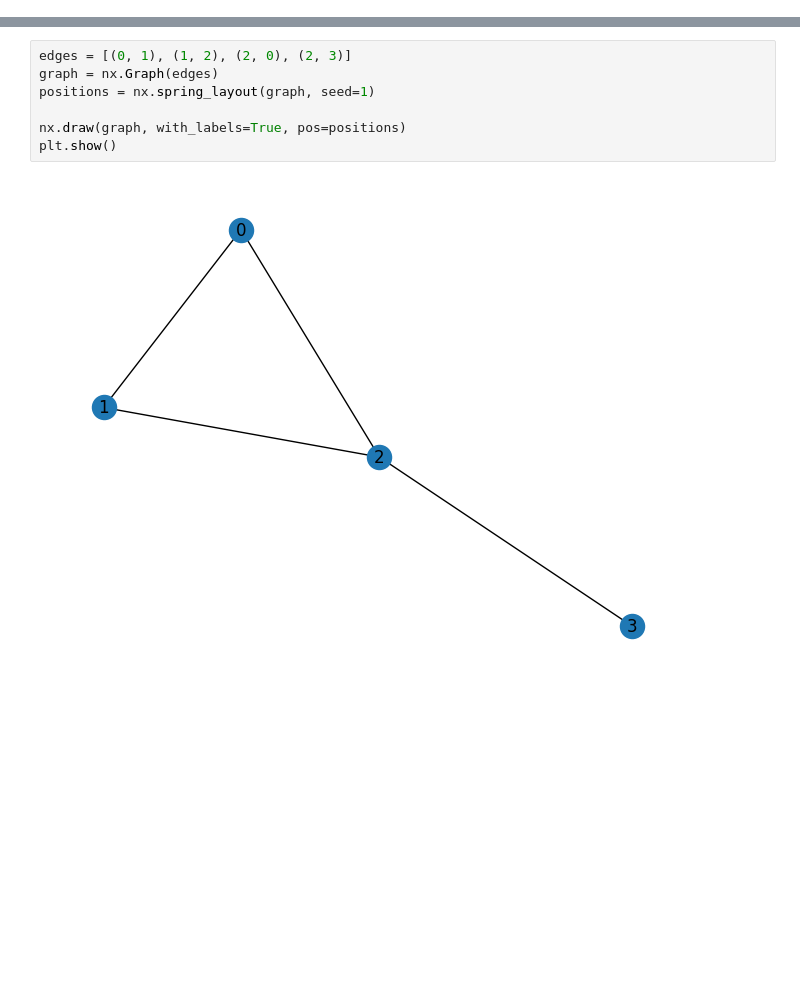
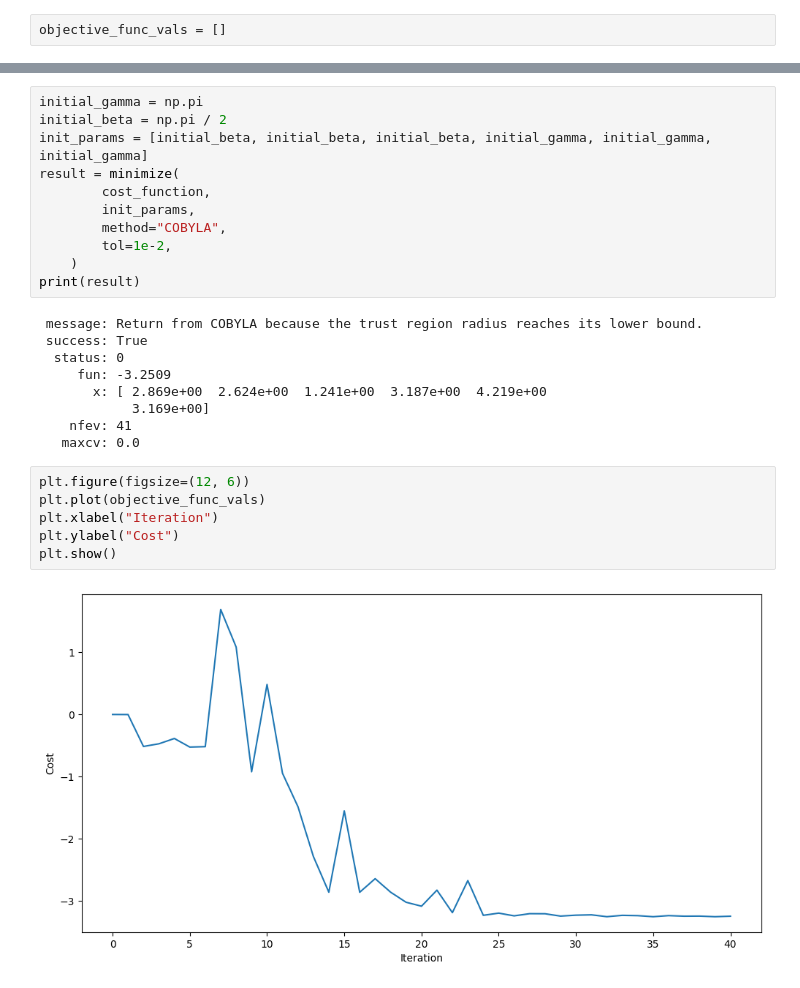
Before and after one commit to qBraid/qbraid-algorithms, a Jupyter notebook: qbraid_algorithms/qaoa/test.ipynb, the cells around one changed output, grey strips where cells are left out. Saved outputs shown, nothing was run; the diff lists cells and outputs as text; blank space fills up the shorter version.

```diff
--- a/qbraid_algorithms/qaoa/test.ipynb
+++ b/qbraid_algorithms/qaoa/test.ipynb
@@ -220,0 +24,2 @@ from qiskit import qasm3
+# %%
+objective_func_vals = []
@@ -301,9 +78,28 @@ Usage: qaoa_layer_function_3 ( qubit[3] qubits , float gamma , float alpha )
 # %%
-edges = [(0, 1), (1, 2), (2, 0), (2, 3)]
-graph = nx.Graph(edges)
-positions = nx.spring_layout(graph, seed=1)
-
-nx.draw(graph, with_labels=True, pos=positions)
-plt.show()
+initial_gamma = np.pi
+initial_beta = np.pi / 2
+init_params = [initial_beta, initial_beta, initial_beta, initial_gamma, initial_gamma, initial_gamma]
+result = minimize(
+        cost_function,
+        init_params,
+        method="COBYLA",
+        tol=1e-2,
+    )
+print(result)
 # %% [output]
-[figure, removed]
+ message: Return from COBYLA because the trust region radius reaches its lower bound.
+ success: True
+  status: 0
+     fun: -3.2509
+       x: [ 2.869e+00  2.624e+00  1.241e+00  3.187e+00  4.219e+00
+            3.169e+00]
+    nfev: 41
+   maxcv: 0.0
+# %%
+plt.figure(figsize=(12, 6))
+plt.plot(objective_func_vals)
+plt.xlabel("Iteration")
+plt.ylabel("Cost")
+plt.show()
+# %% [output]
+[figure, added]
```
Also changed, not shown: parts of 19 cells of this notebook, 3 other files.
